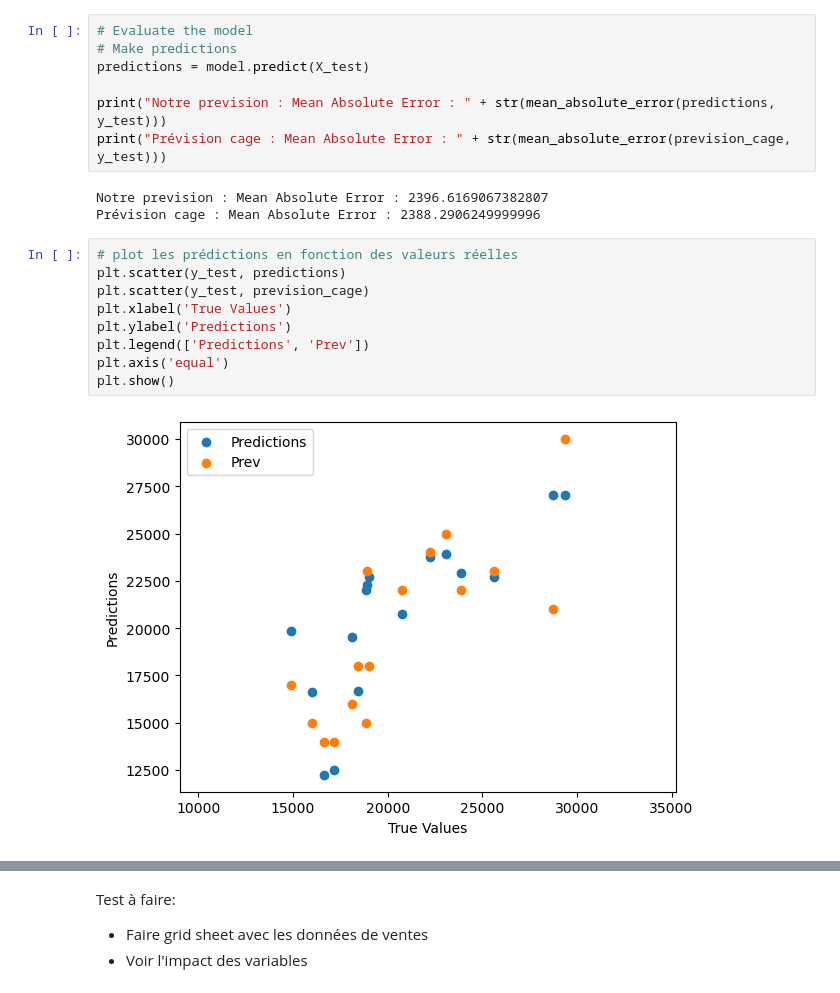
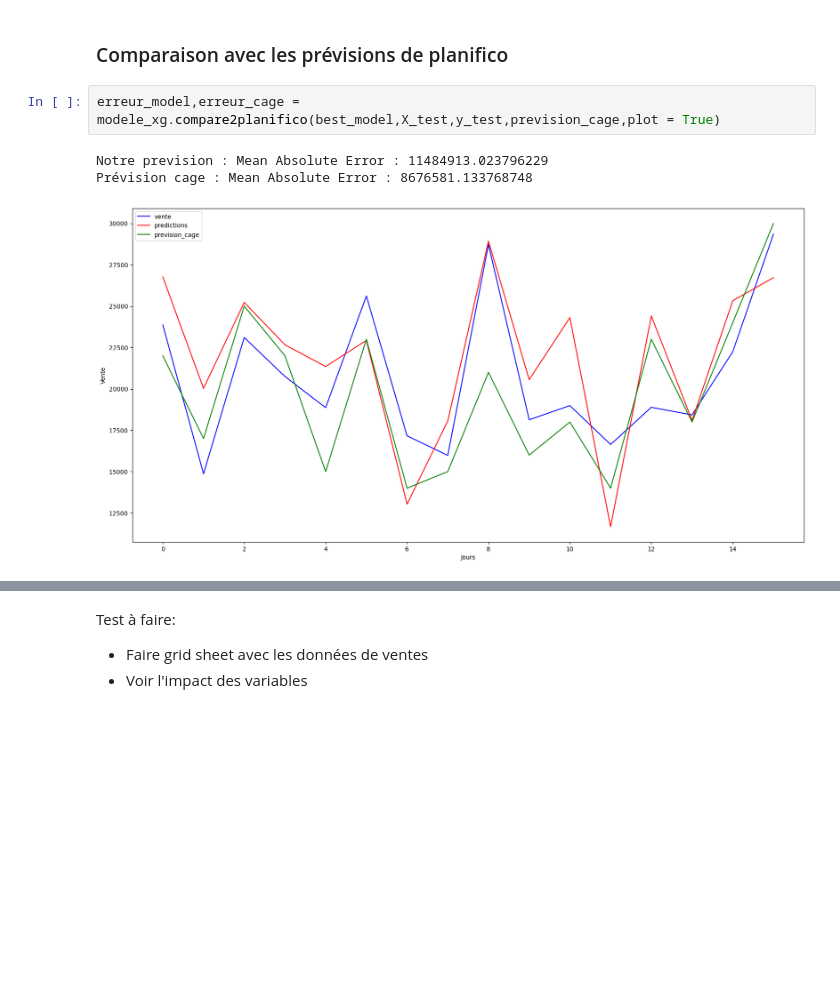
Before and after one commit to Last-Autumn-Leaf/dionysos, a Jupyter notebook: notebooks/prevision.ipynb, the cells around one changed output, grey strips where cells are left out. Drawn from its saved outputs; the diff is of its cells as text; blank space fills up the shorter version.

```diff
--- a/notebooks/prevision.ipynb
+++ b/notebooks/prevision.ipynb
@@ -125,21 +101,8 @@ plt.show()
+# %% [markdown]
+### Comparaison avec les prévisions de planifico
 # %%
-# Evaluate the model
-# Make predictions
-predictions = model.predict(X_test)
-
-print("Notre prevision : Mean Absolute Error : " + str(mean_absolute_error(predictions, y_test)))
-print("Prévision cage : Mean Absolute Error : " + str(mean_absolute_error(prevision_cage, y_test)))
+erreur_model,erreur_cage = modele_xg.compare2planifico(best_model,X_test,y_test,prevision_cage,plot = True)
 # %% [output]
-Notre prevision : Mean Absolute Error : 2396.6169067382807
-Prévision cage : Mean Absolute Error : 2388.2906249999996
+Notre prevision : Mean Absolute Error : 11484913.023796229
+Prévision cage : Mean Absolute Error : 8676581.133768748
+[figure, added]
-# %%
-# plot les prédictions en fonction des valeurs réelles
-plt.scatter(y_test, predictions)
-plt.scatter(y_test, prevision_cage)
-plt.xlabel('True Values')
-plt.ylabel('Predictions')
-plt.legend(['Predictions', 'Prev'])
-plt.axis('equal')
-plt.show()
-# %% [output]
-[figure, removed]
```
Also changed, not shown: parts of 14 cells of this notebook, 2 other files.
